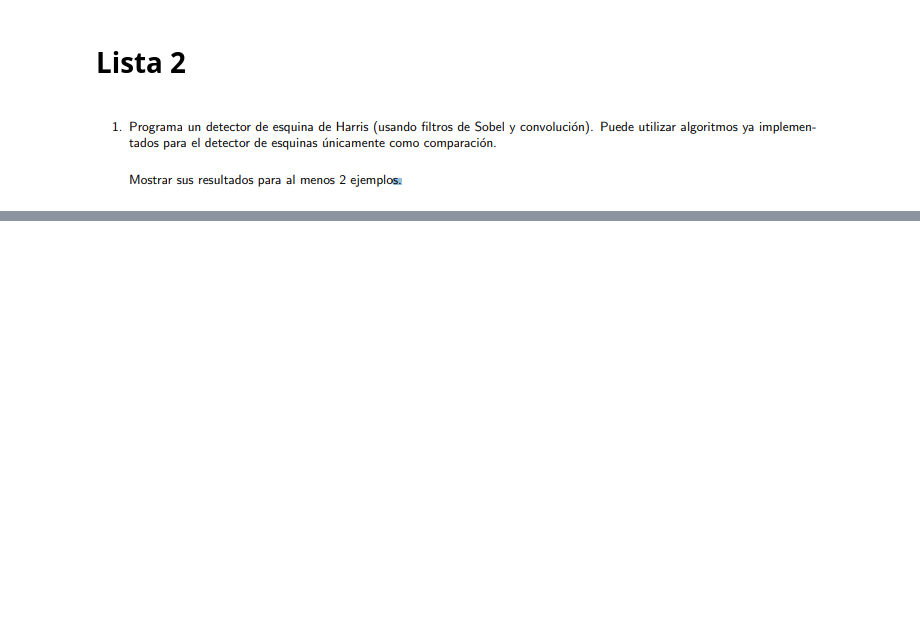
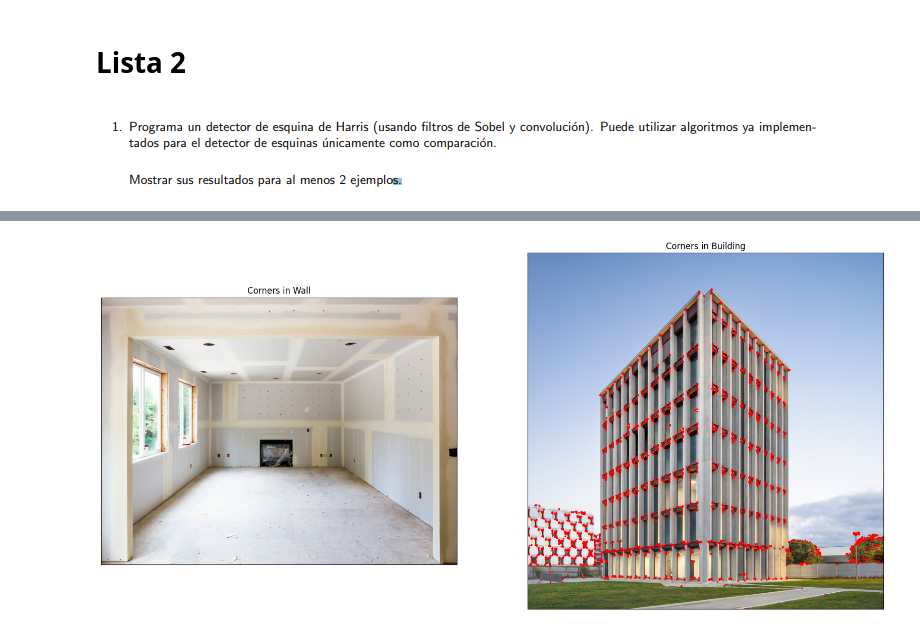
Before and after one commit to JorgeCab2711/lista2, a Jupyter notebook: lista2.ipynb, the cells around one changed output, grey strips where cells are left out. Saved outputs shown, nothing was run; the diff lists cells and outputs as text; code cells hidden in the pictures; blank space fills up the shorter version.

```diff
--- a/lista2.ipynb
+++ b/lista2.ipynb
@@ -51,0 +5,39 @@ KeyboardInterrupt:
+# %%
+import cv2
+import numpy as np
+import matplotlib.pyplot as plt
+
+# Function to perform Harris corner detection
+def harris_corner_detection(image_path, block_size, ksize, k):
+    # Load image
+    img = cv2.imread(image_path)
+    # Convert img to grayscale
+    gray_img = cv2.cvtColor(img, cv2.COLOR_BGR2GRAY)
+    # Convert to float32
+    gray_img = np.float32(gray_img)
+    # Harris corner detection
+    dst = cv2.cornerHarris(gray_img, block_size, ksize, k)
+    # Result is dilated for marking the corners
+    dst = cv2.dilate(dst, None)
+    # Threshold for an optimal value, it may vary depending on the image
+    img[dst > 0.01 * dst.max()] = [0, 0, 255]
+    return img
+
+# Function to display images
+def display_images(images, titles):
+    plt.figure(figsize=(20, 10))
+    for i, (image, title) in enumerate(zip(images, titles), 1):
+        plt.subplot(1, len(images), i)
+        plt.imshow(cv2.cvtColor(image, cv2.COLOR_BGR2RGB))
+        plt.title(title)
+        plt.xticks([]), plt.yticks([])
+    plt.show()
+
+# Apply Harris corner detection on both images
+wall_corners = harris_corner_detection('./wall.jpg', 2, 3, 0.04)
+building_corners = harris_corner_detection('./building.jpg', 2, 3, 0.04)
+
+# Display the results
+display_images([wall_corners, building_corners], ['Corners in Wall', 'Corners in Building'])
+# %% [output]
+[figure, added]
```
Also changed, not shown: parts of 1 cell of this notebook.
